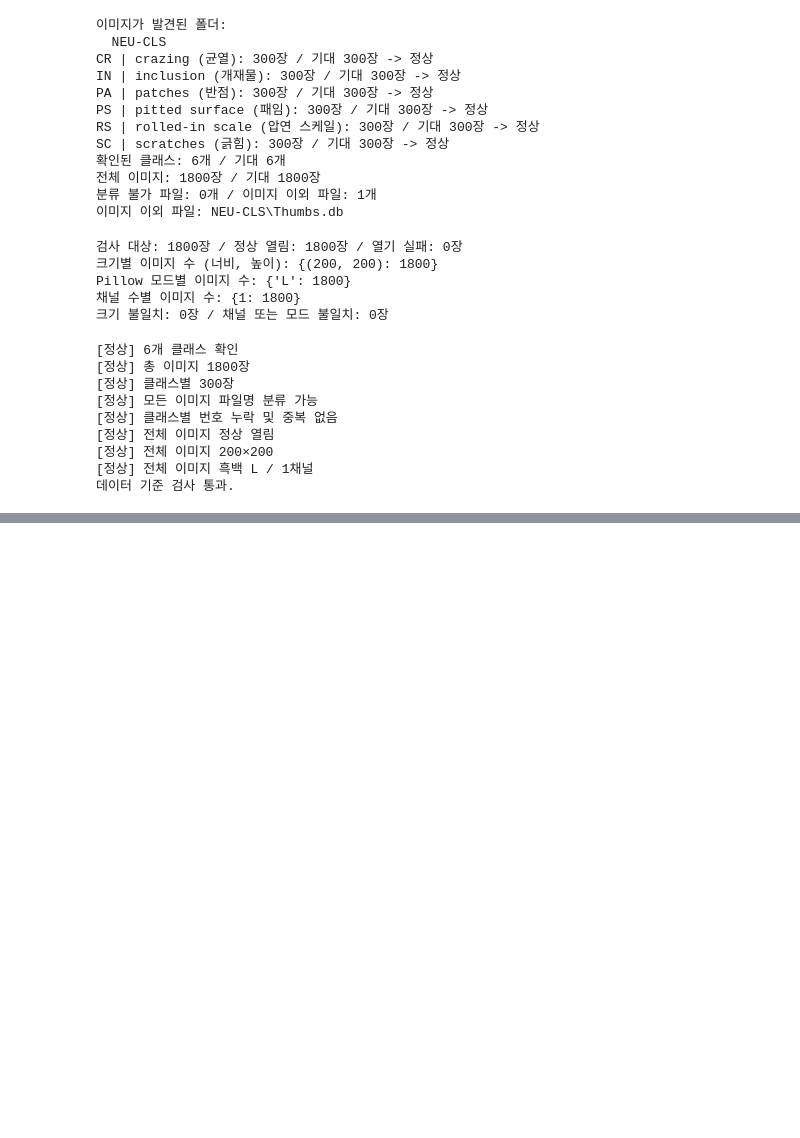
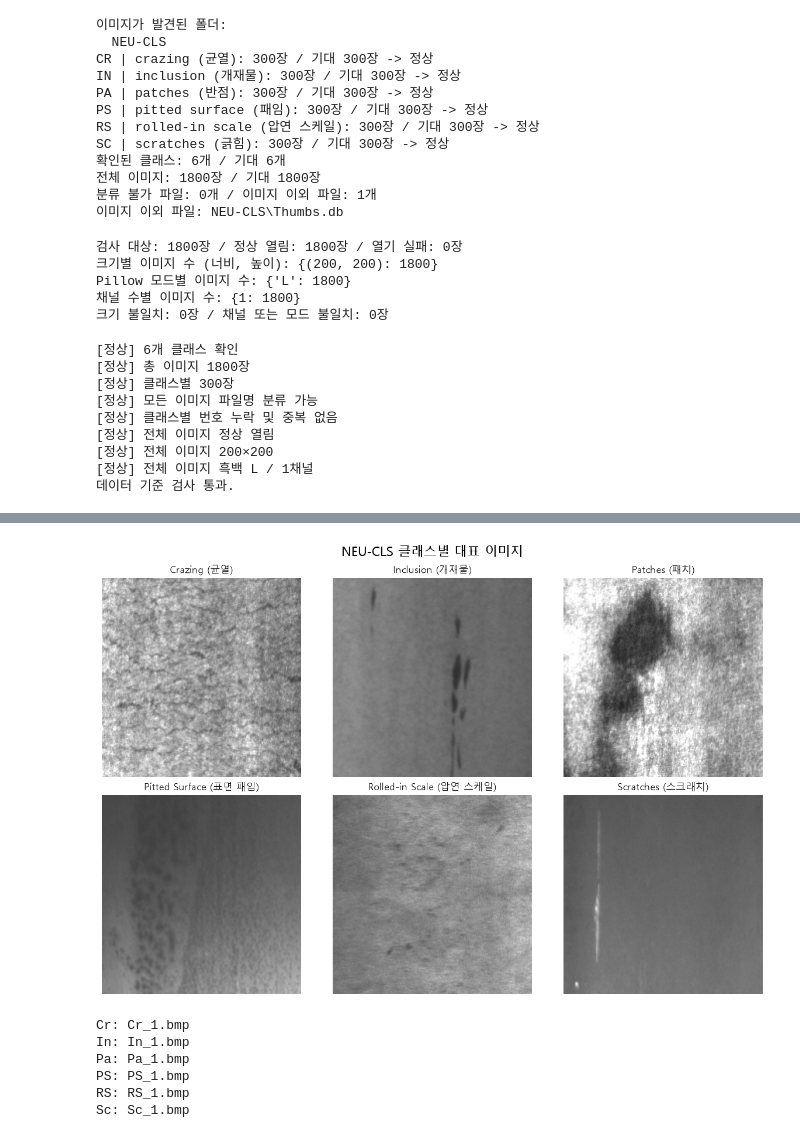
Before and after one commit to dkfjalsj/metal-surface-defect, a Jupyter notebook: metal_defect.ipynb, the cells around one changed output, grey strips where cells are left out. Cells and saved outputs as stored; diff of their text form; code cells hidden in the pictures; blank space fills up the shorter version.

```diff
--- a/metal_defect.ipynb
+++ b/metal_defect.ipynb
@@ -321,0 +396,32 @@ else:
+# %%
+# 클래스별 첫 번째 이미지를 선택하고 원본 픽셀 배열로 불러옴
+sample_paths_eda = {code: paths[0] for code, paths in class_images_eda.items()}
+sample_images_eda = {}
+for code, path in sample_paths_eda.items():
+    with Image.open(path) as image:
+        sample_images_eda[code] = np.array(image)
+
+# 2행 3열에서 같은 흑백 밝기 범위와 레이아웃으로 비교함
+fig, axes = plt.subplots(2, 3, figsize=(12, 8))
+for ax, (code, image) in zip(axes.flat, sample_images_eda.items()):
+    ax.imshow(image, cmap="gray", vmin=0, vmax=255)
+    ax.set_title(class_labels_eda[code])
+    ax.axis("off")
+fig.suptitle("NEU-CLS 클래스별 대표 이미지", fontsize=16)
+plt.tight_layout()
+
+# 대표 이미지 비교 그래프를 PNG로 저장한 뒤 출력함
+plt.savefig(figure_dir_eda / "class_samples.png", dpi=150, bbox_inches="tight")
+plt.show()
+
+# 실제 비교에 사용한 이미지 파일명을 출력함
+for code, path in sample_paths_eda.items():
+    print(f"{code}: {path.name}")
+# %% [output]
+[figure, added]
+Cr: Cr_1.bmp
+In: In_1.bmp
+Pa: Pa_1.bmp
+PS: PS_1.bmp
+RS: RS_1.bmp
+Sc: Sc_1.bmp
```
Also changed, not shown: parts of 5 cells of this notebook, 3 other files.
